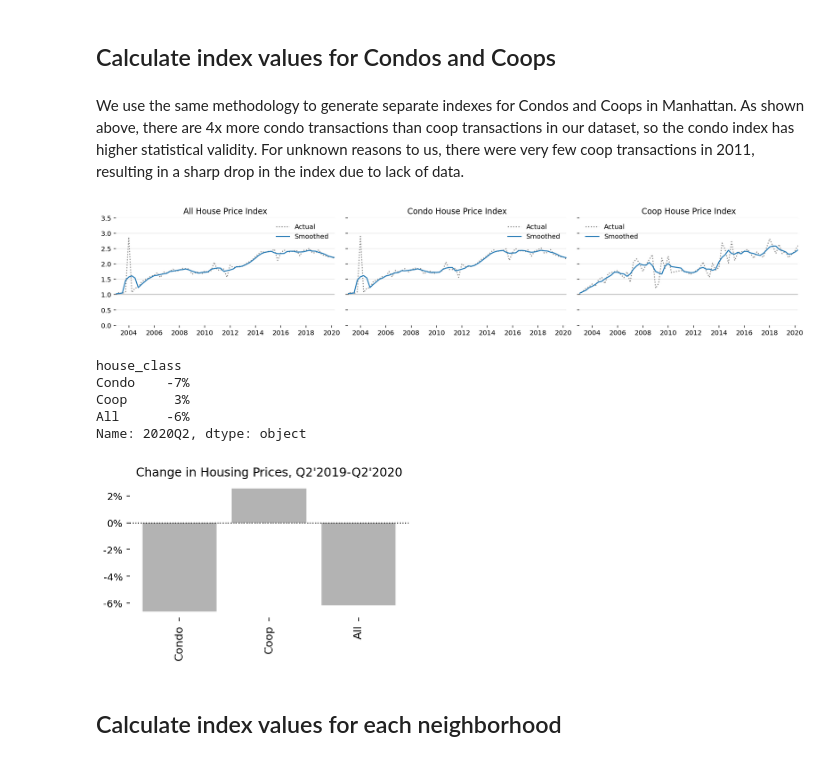
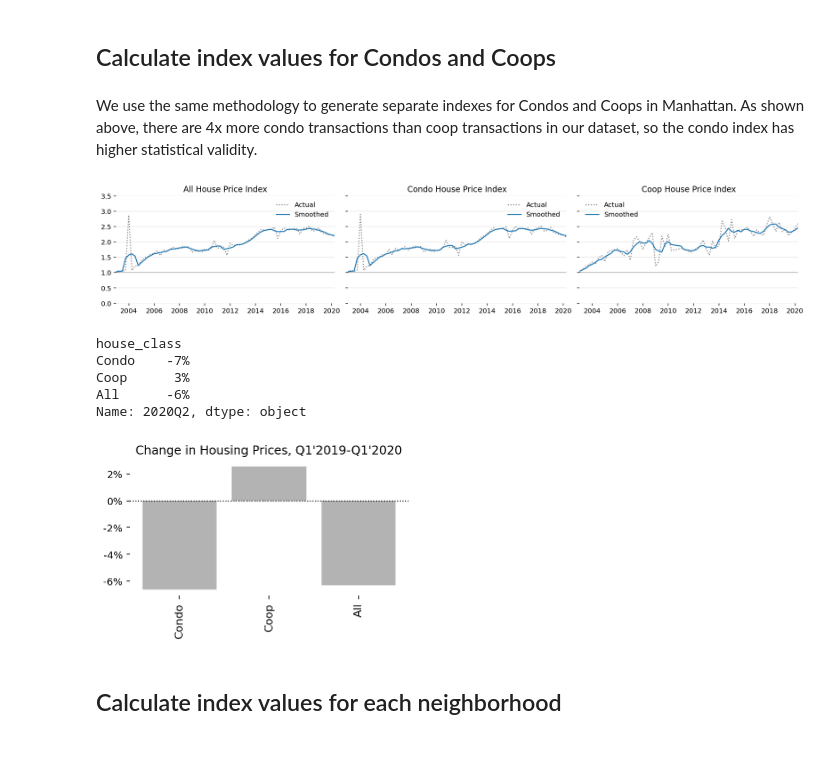
Before and after one commit to ivoytov/manhattan, a Jupyter notebook: NYC_price_index.ipynb, the cells around one changed output. Saved outputs shown, nothing was run; the diff lists cells and outputs as text; code cells hidden in the pictures.

```diff
--- a/NYC_price_index.ipynb
+++ b/NYC_price_index.ipynb
@@ -263,7 +263,7 @@ plot_idx(idx_all, ax, "Manhattan")
 # %% [markdown]
 ## Calculate index values for Condos and Coops
 # %% [markdown]
-We use the same methodology to generate separate indexes for Condos and Coops in Manhattan. As shown above, there are 4x more condo transactions than coop transactions in our dataset, so the condo index has higher statistical validity. For unknown reasons to us, there were very few coop transactions in 2011, resulting in a sharp drop in the index due to lack of data.
+We use the same methodology to generate separate indexes for Condos and Coops in Manhattan. As shown above, there are 4x more condo transactions than coop transactions in our dataset, so the condo index has higher statistical validity.
 # %%
 house_class_idx = generateIndexValues(rpt_sales,'house_class')
 # %%
@@ -279,16 +279,16 @@ fig.tight_layout()
 [figure]
 # %%
 mr = house_class_idx.set_index('house_class',append=True).smoothed.unstack('house_class').pct_change(4).iloc[-1]
-mr.loc['All'] = idx_all.smoothed.pct_change(4).iloc[-1]
-plot_standings(mr, title="Change in Housing Prices, Q2'2019-Q2'2020", figsize=(5,2.5))
+mr.loc['All'] = idx_all.smoothed.pct_change(4).iloc[-2]
+plot_standings(mr, title="Change in Housing Prices, Q1'2019-Q1'2020", figsize=(5,2.5))
 mr.map('{:,.0%}'.format)
 # %% [output]
 house_class
 Condo    -7%
 Coop      3%
 All      -6%
 Name: 2020Q2, dtype: object
-[figure, old version]
+[figure, new version]
 # %% [markdown]
 ## Calculate index values for each neighborhood
 # %% [markdown]
```
Also changed, not shown: parts of 4 cells of this notebook.
